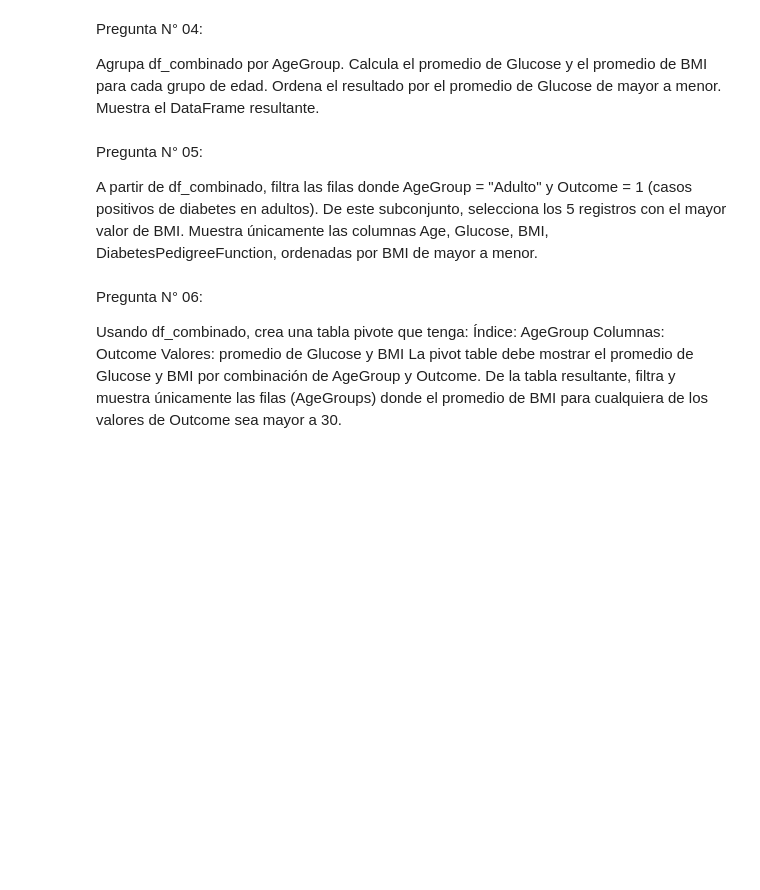
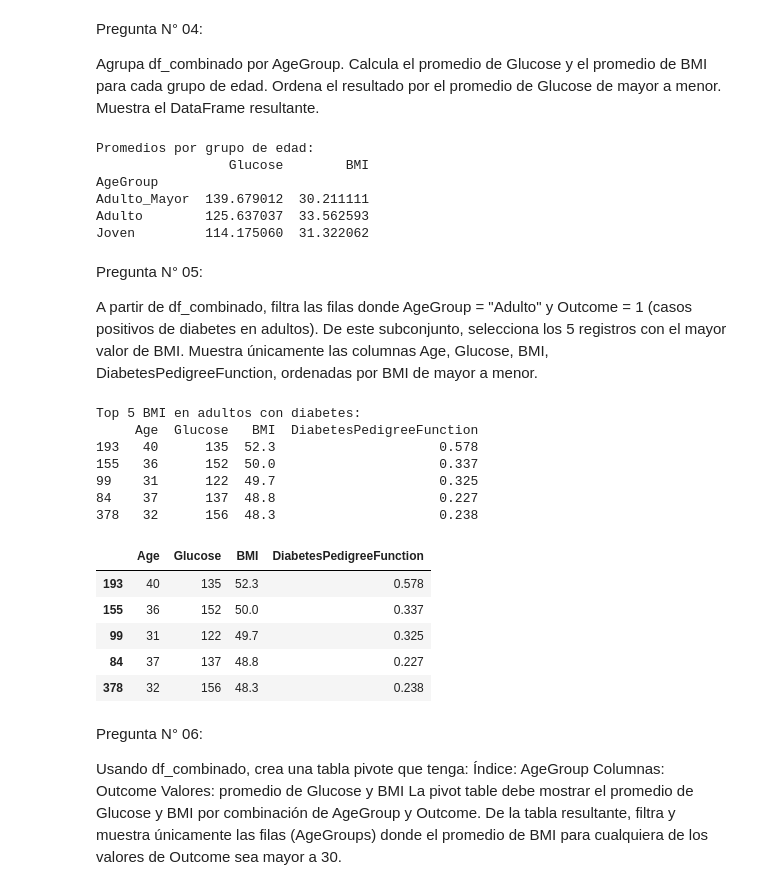
Before and after one commit to RodrigoGuedesDP/Programacion_101, a Jupyter notebook: Examen_4_Guedes.ipynb, the cells around one changed output. Saved outputs shown, nothing was run; the diff lists cells and outputs as text; code cells hidden in the pictures; blank space fills up the shorter version.

```diff
--- a/Examen_4_Guedes.ipynb
+++ b/Examen_4_Guedes.ipynb
@@ -12,0 +11,7 @@ import pandas as pd
+# %%
+import pandas as pd
+df_diabetes = pd.read_csv('diabetes.csv')
+
+print(df_diabetes.head())
+print("Número de filas y columnas:", df_diabetes.shape)
+print(df_diabetes.info())
@@ -12,0 +36,4 @@ import pandas as pd
+# %%
+#Convertimos la columna Outcome a tipo categorico
+df_diabetes['Outcome'] = df_diabetes['Outcome'].astype('category')
+df_diabetes.info()
@@ -26,3 +104,9 @@ Pregunta N° 03:
 Carga age_groups.csv en un DataFrame df_age_groups.
 Haz un merge de df_diabetes con df_age_groups por la columna Age. El resultado se llamará df_combinado. Debe ser un left merge para mantener todas las filas de df_diabetes.
 Muestra las 5 primeras filas de df_combinado para verificar que la columna AgeGroup se haya agregado correctamente.
+# %%
+df_age_groups = pd.read_csv('age_groups.csv')
+df_combinado = pd.merge(df_diabetes, df_age_groups, on = 'Age', how = 'left')
+
+print("Primeras 5 filas de df_combinado:")
+print(df_combinado.head())
@@ -33,12 +131,45 @@ Agrupa df_combinado por AgeGroup.
 Calcula el promedio de Glucose y el promedio de BMI para cada grupo de edad.
 Ordena el resultado por el promedio de Glucose de mayor a menor.
 Muestra el DataFrame resultante.
+# %%
+agrupado = df_combinado.groupby(['AgeGroup']).agg({"Glucose": 'mean','BMI': 'mean'})
+agrupado_ordenado = agrupado.sort_values('Glucose', ascending = False)
+print("Promedios por grupo de edad:")
+print(agrupado_ordenado)
+# %% [output]
+Promedios por grupo de edad:
+                 Glucose        BMI
+AgeGroup
+Adulto_Mayor  139.679012  30.211111
+Adulto        125.637037  33.562593
+Joven         114.175060  31.322062
 # %% [markdown]
 Pregunta N° 05:
 
 A partir de df_combinado, filtra las filas donde AgeGroup = "Adulto" y Outcome = 1 (casos positivos de diabetes en adultos).
 De este subconjunto, selecciona los 5 registros con el mayor valor de BMI.
 Muestra únicamente las columnas Age, Glucose, BMI, DiabetesPedigreeFunction, ordenadas por BMI de mayor a menor.
+# %%
+df_adultos_diabetes = df_combinado[(df_combinado['AgeGroup'] == 'Adulto') & (df_combinado['Outcome'] == 1)]
+top_5_bmi = (df_adultos_diabetes.nlargest(5, 'BMI')[['Age', 'Glucose', 'BMI', 'DiabetesPedigreeFunction']].sort_values('BMI', ascending=False))
+
+print("Top 5 BMI en adultos con diabetes:")
+print(top_5_bmi)
+top_5_bmi
+# %% [output]
+Top 5 BMI en adultos con diabetes:
+     Age  Glucose   BMI  DiabetesPedigreeFunction
+193   40      135  52.3                     0.578
+155   36      152  50.0                     0.337
+99    31      122  49.7                     0.325
+84    37      137  48.8                     0.227
+378   32      156  48.3                     0.238
+|  | Age | Glucose | BMI | DiabetesPedigreeFunction |
+| 193 | 40 | 135 | 52.3 | 0.578 |
+| 155 | 36 | 152 | 50.0 | 0.337 |
+| 99 | 31 | 122 | 49.7 | 0.325 |
+| 84 | 37 | 137 | 48.8 | 0.227 |
+| 378 | 32 | 156 | 48.3 | 0.238 |
 # %% [markdown]
 Pregunta N° 06:
 
```
Also changed, not shown: parts of 6 cells of this notebook.
